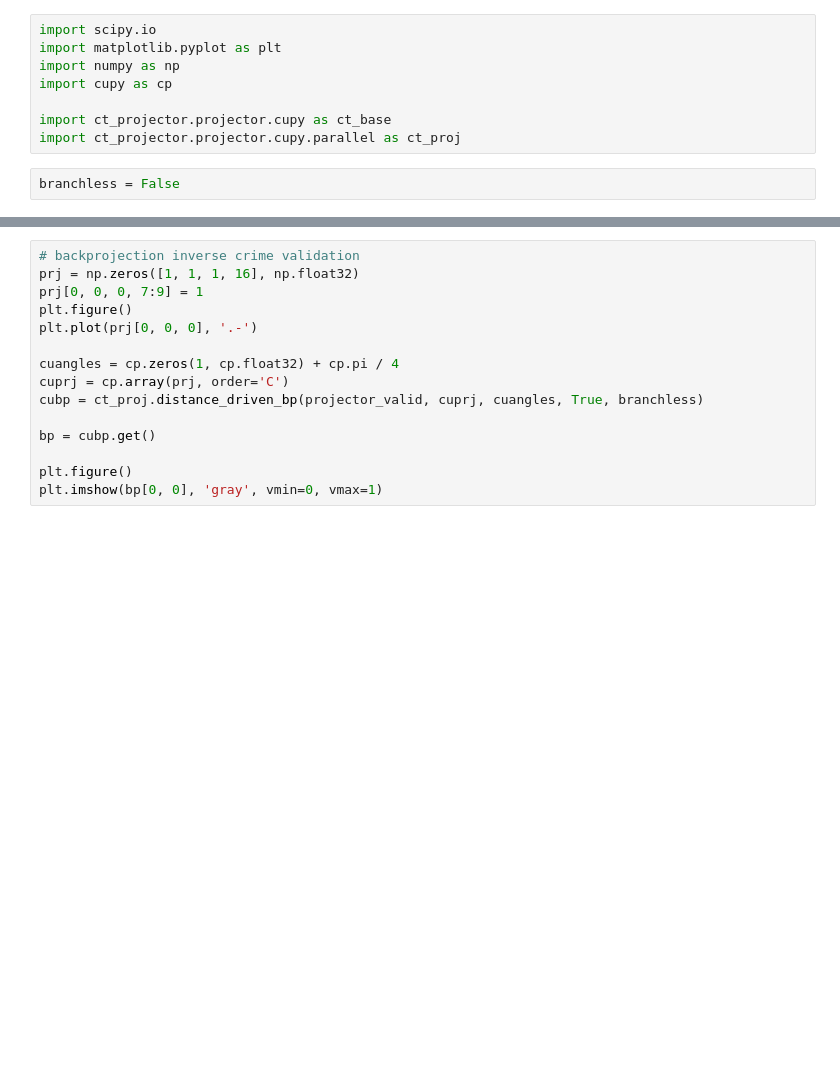
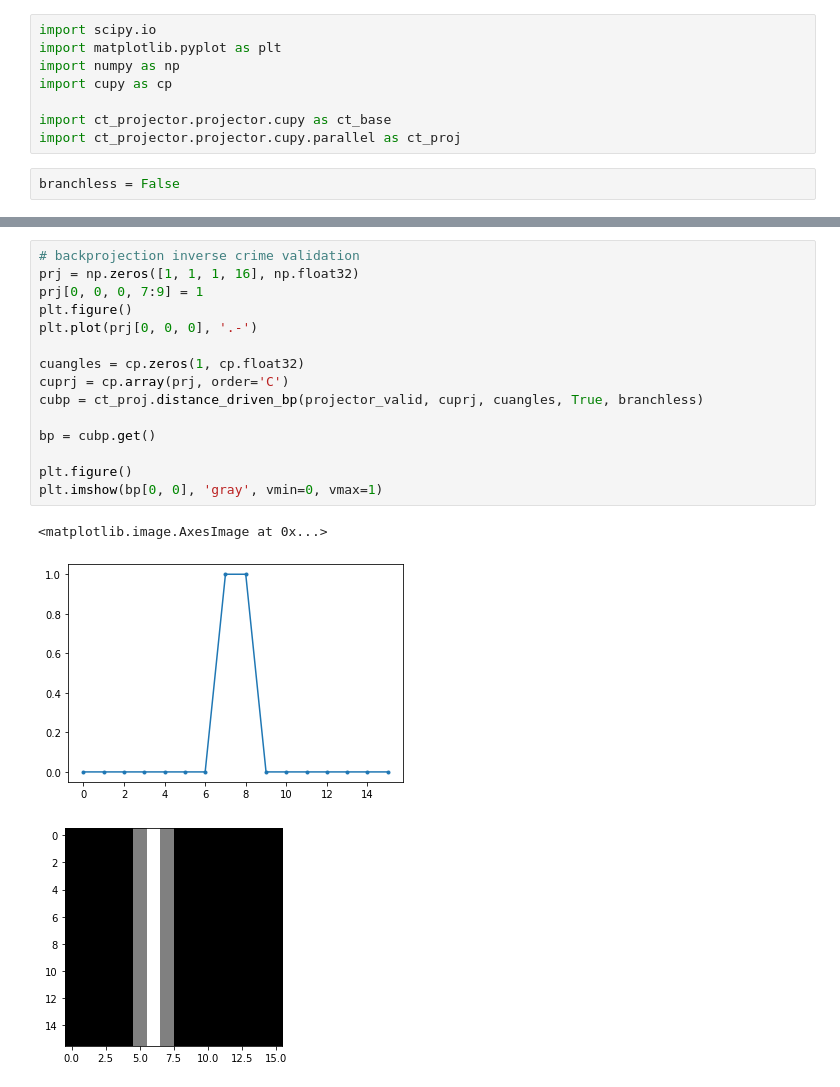
Before and after one commit to wudufan/CTProjector, a Jupyter notebook: example/ex_dd_fbp_forbild.ipynb, the cells around one changed output, grey strips where cells are left out. Drawn from its saved outputs; the diff is of its cells as text; blank space fills up the shorter version.

```diff
--- a/example/ex_dd_fbp_forbild.ipynb
+++ b/example/ex_dd_fbp_forbild.ipynb
@@ -46,18 +50,22 @@ print(fp_valid)
 # %%
 # backprojection inverse crime validation
 prj = np.zeros([1, 1, 1, 16], np.float32)
 prj[0, 0, 0, 7:9] = 1
 plt.figure()
 plt.plot(prj[0, 0, 0], '.-')
 
-cuangles = cp.zeros(1, cp.float32) + cp.pi / 4
+cuangles = cp.zeros(1, cp.float32)
 cuprj = cp.array(prj, order='C')
 cubp = ct_proj.distance_driven_bp(projector_valid, cuprj, cuangles, True, branchless)
 
 bp = cubp.get()
 
 plt.figure()
 plt.imshow(bp[0, 0], 'gray', vmin=0, vmax=1)
+# %% [output]
+<matplotlib.image.AxesImage at 0x...>
+[figure, added]
+[figure, added]
 # %%
 mat = scipy.io.loadmat('./forbild512.mat')
 phantom = mat['ph']
```
Also changed, not shown: parts of 3 cells of this notebook, 6 other files.
